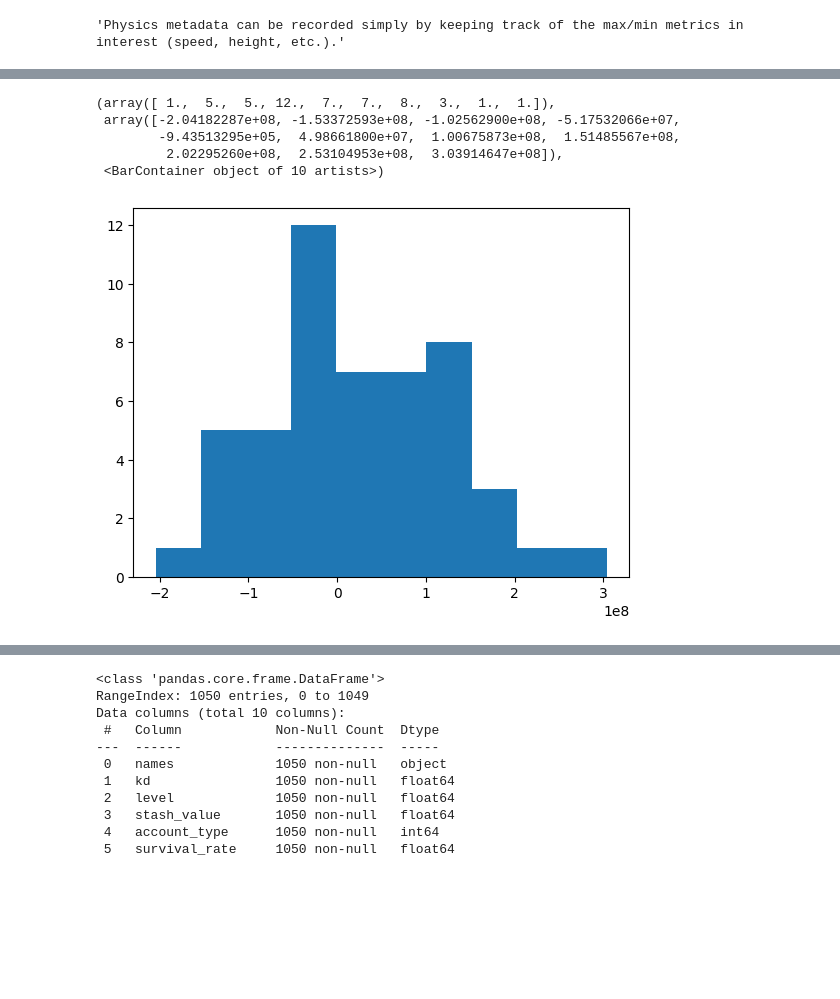
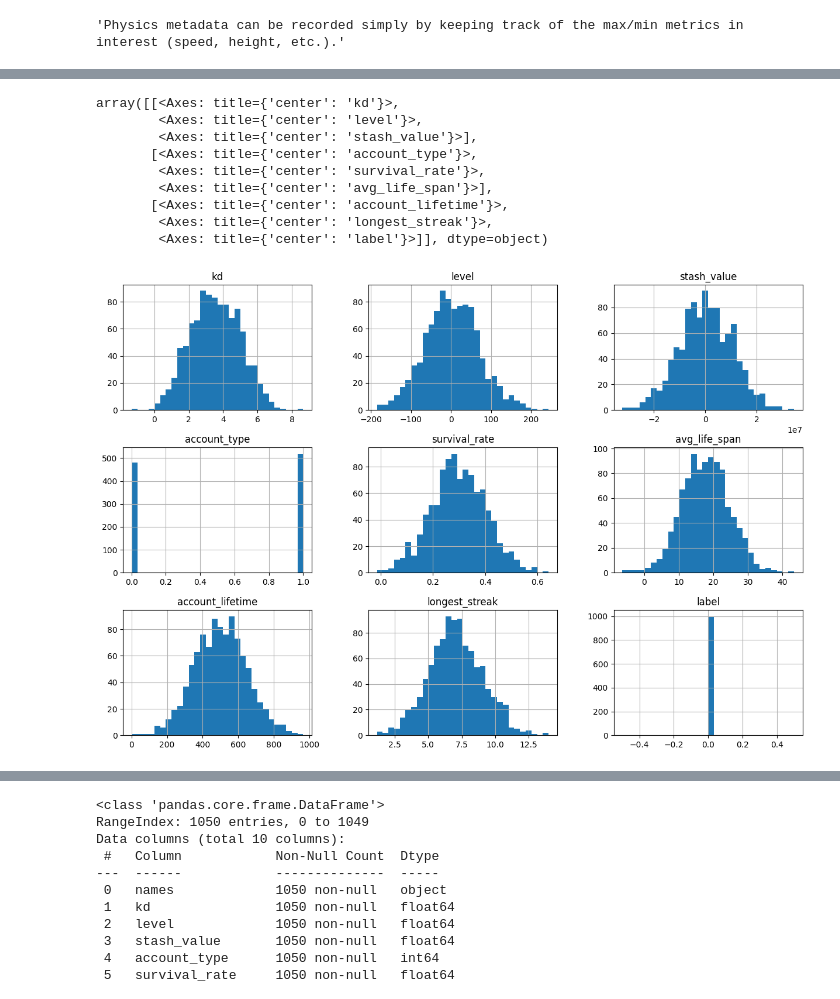
Before and after one commit to jobu9395/tarkov-anticheat, a Jupyter notebook: main.ipynb, the cells around one changed output, grey strips where cells are left out. Saved outputs shown, nothing was run; the diff lists cells and outputs as text; code cells hidden in the pictures; blank space fills up the shorter version.

```diff
--- a/main.ipynb
+++ b/main.ipynb
@@ -107,13 +96,14 @@ plt.hist(
 # %%
-plt.hist(
-    df_cheater["stash_value"],
-    bins=10,
-)
+df_player.hist(bins=30, figsize=(15, 10))
 # %% [output]
-(array([ 1.,  5.,  5., 12.,  7.,  7.,  8.,  3.,  1.,  1.]),
- array([-2.04182287e+08, -1.53372593e+08, -1.02562900e+08, -5.17532066e+07,
-        -9.43513295e+05,  4.98661800e+07,  1.00675873e+08,  1.51485567e+08,
-         2.02295260e+08,  2.53104953e+08,  3.03914647e+08]),
- <BarContainer object of 10 artists>)
+array([[<Axes: title={'center': 'kd'}>,
+        <Axes: title={'center': 'level'}>,
+        <Axes: title={'center': 'stash_value'}>],
+       [<Axes: title={'center': 'account_type'}>,
+        <Axes: title={'center': 'survival_rate'}>,
+        <Axes: title={'center': 'avg_life_span'}>],
+       [<Axes: title={'center': 'account_lifetime'}>,
+        <Axes: title={'center': 'longest_streak'}>,
+        <Axes: title={'center': 'label'}>]], dtype=object)
-[figure, old version]
+[figure, new version]
 # %%
```
Also changed, not shown: parts of 2 cells of this notebook.
